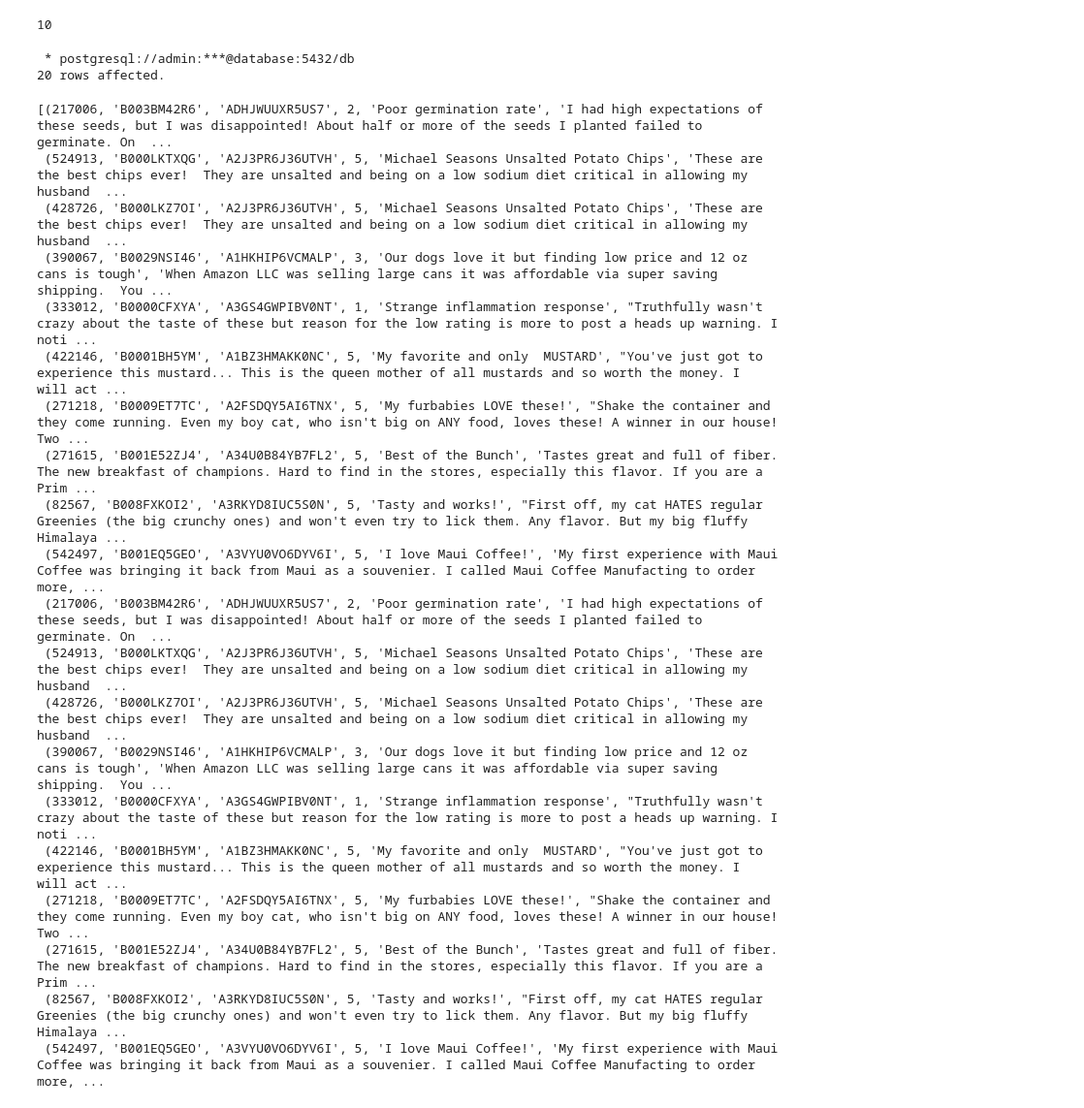
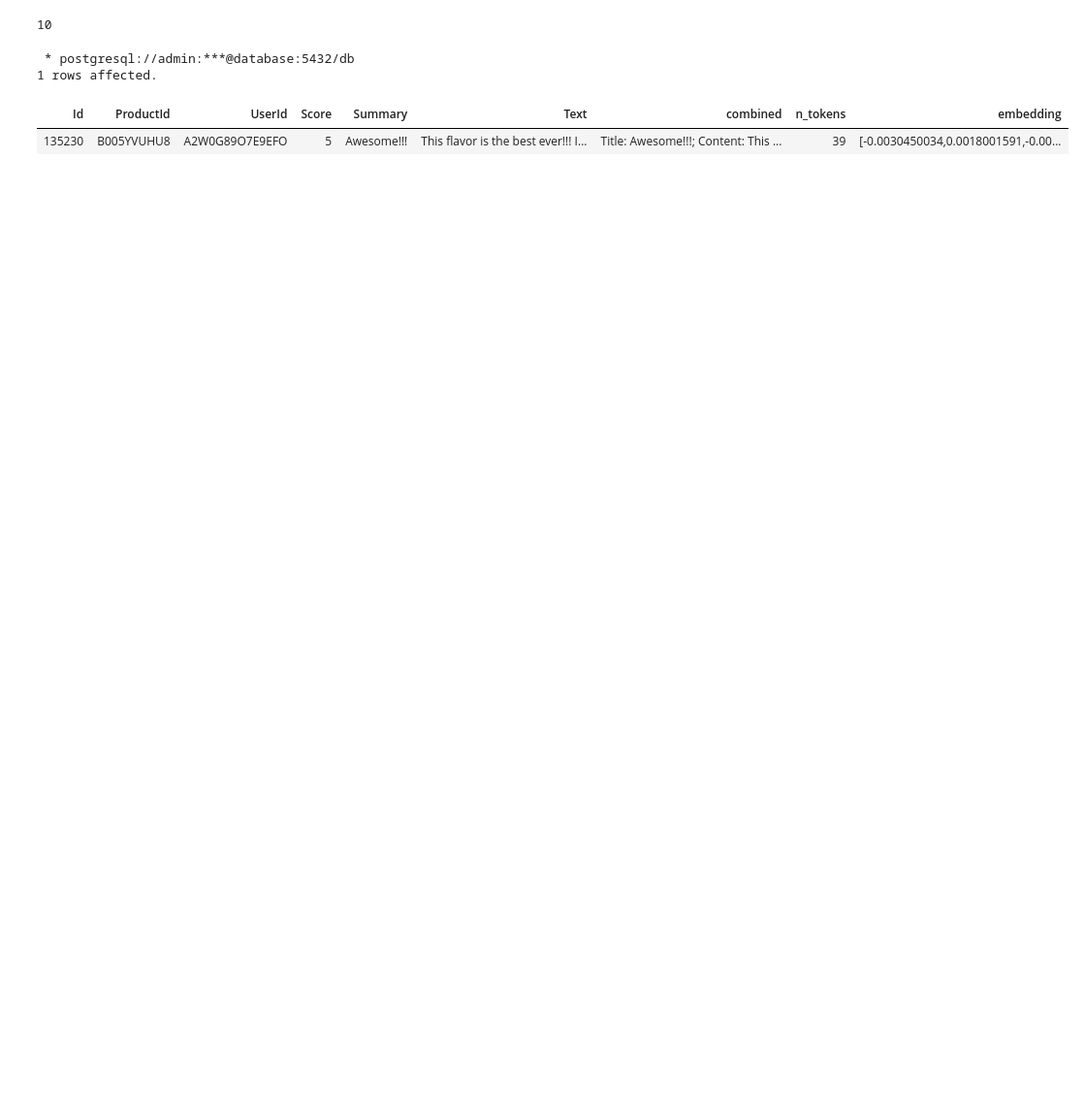
Before and after one commit to frtu/vm, a Jupyter notebook: docker/jupyter-openai/notebooks/OpenAI notebook.ipynb, the cells around one changed output. Shown: that part at 97% size. Saved outputs shown, nothing was run; the diff lists cells and outputs as text; code cells hidden in the pictures; blank space fills up the shorter version.

Commit message:
fix: fix table name & add limit 1

```diff
--- a/docker/jupyter-openai/notebooks/OpenAI notebook.ipynb
+++ b/docker/jupyter-openai/notebooks/OpenAI notebook.ipynb
@@ -212,27 +205,9 @@ df.to_sql('Product', engine, if_exists='append')
 10
 # %%
 %%sql
-SELECT * from data
+SELECT * from "Product" LIMIT 1
 # %% [output]
  * postgresql://admin:***@database:5432/db
-20 rows affected.
+1 rows affected.
-[(217006, 'B003BM42R6', 'ADHJWUUXR5US7', 2, 'Poor germination rate', 'I had high expectations of these seeds, but I was disappointed! About half or more of the seeds I planted failed to germinate. On  ...
- (524913, 'B000LKTXQG', 'A2J3PR6J36UTVH', 5, 'Michael Seasons Unsalted Potato Chips', 'These are the best chips ever!  They are unsalted and being on a low sodium diet critical in allowing my husband  ...
- (428726, 'B000LKZ7OI', 'A2J3PR6J36UTVH', 5, 'Michael Seasons Unsalted Potato Chips', 'These are the best chips ever!  They are unsalted and being on a low sodium diet critical in allowing my husband  ...
- (390067, 'B0029NSI46', 'A1HKHIP6VCMALP', 3, 'Our dogs love it but finding low price and 12 oz cans is tough', 'When Amazon LLC was selling large cans it was affordable via super saving shipping.  You ...
- (333012, 'B0000CFXYA', 'A3GS4GWPIBV0NT', 1, 'Strange inflammation response', "Truthfully wasn't crazy about the taste of these but reason for the low rating is more to post a heads up warning. I noti ...
- (422146, 'B0001BH5YM', 'A1BZ3HMAKK0NC', 5, 'My favorite and only  MUSTARD', "You've just got to experience this mustard... This is the queen mother of all mustards and so worth the money. I  will act ...
- (271218, 'B0009ET7TC', 'A2FSDQY5AI6TNX', 5, 'My furbabies LOVE these!', "Shake the container and they come running. Even my boy cat, who isn't big on ANY food, loves these! A winner in our house! Two ...
- (271615, 'B001E52ZJ4', 'A34U0B84YB7FL2', 5, 'Best of the Bunch', 'Tastes great and full of fiber. The new breakfast of champions. Hard to find in the stores, especially this flavor. If you are a Prim ...
- (82567, 'B008FXKOI2', 'A3RKYD8IUC5S0N', 5, 'Tasty and works!', "First off, my cat HATES regular Greenies (the big crunchy ones) and won't even try to lick them. Any flavor. But my big fluffy Himalaya ...
- (542497, 'B001EQ5GEO', 'A3VYU0VO6DYV6I', 5, 'I love Maui Coffee!', 'My first experience with Maui Coffee was bringing it back from Maui as a souvenier. I called Maui Coffee Manufacting to order more, ...
- (217006, 'B003BM42R6', 'ADHJWUUXR5US7', 2, 'Poor germination rate', 'I had high expectations of these seeds, but I was disappointed! About half or more of the seeds I planted failed to germinate. On  ...
- (524913, 'B000LKTXQG', 'A2J3PR6J36UTVH', 5, 'Michael Seasons Unsalted Potato Chips', 'These are the best chips ever!  They are unsalted and being on a low sodium diet critical in allowing my husband  ...
- (428726, 'B000LKZ7OI', 'A2J3PR6J36UTVH', 5, 'Michael Seasons Unsalted Potato Chips', 'These are the best chips ever!  They are unsalted and being on a low sodium diet critical in allowing my husband  ...
- (390067, 'B0029NSI46', 'A1HKHIP6VCMALP', 3, 'Our dogs love it but finding low price and 12 oz cans is tough', 'When Amazon LLC was selling large cans it was affordable via super saving shipping.  You ...
- (333012, 'B0000CFXYA', 'A3GS4GWPIBV0NT', 1, 'Strange inflammation response', "Truthfully wasn't crazy about the taste of these but reason for the low rating is more to post a heads up warning. I noti ...
- (422146, 'B0001BH5YM', 'A1BZ3HMAKK0NC', 5, 'My favorite and only  MUSTARD', "You've just got to experience this mustard... This is the queen mother of all mustards and so worth the money. I  will act ...
- (271218, 'B0009ET7TC', 'A2FSDQY5AI6TNX', 5, 'My furbabies LOVE these!', "Shake the container and they come running. Even my boy cat, who isn't big on ANY food, loves these! A winner in our house! Two ...
- (271615, 'B001E52ZJ4', 'A34U0B84YB7FL2', 5, 'Best of the Bunch', 'Tastes great and full of fiber. The new breakfast of champions. Hard to find in the stores, especially this flavor. If you are a Prim ...
- (82567, 'B008FXKOI2', 'A3RKYD8IUC5S0N', 5, 'Tasty and works!', "First off, my cat HATES regular Greenies (the big crunchy ones) and won't even try to lick them. Any flavor. But my big fluffy Himalaya ...
- (542497, 'B001EQ5GEO', 'A3VYU0VO6DYV6I', 5, 'I love Maui Coffee!', 'My first experience with Maui Coffee was bringing it back from Maui as a souvenier. I called Maui Coffee Manufacting to order more, ...
+| Id | ProductId | UserId | Score | Summary | Text | combined | n_tokens | embedding |
+| 135230 | B005YVUHU8 | A2W0G89O7E9EFO | 5 | Awesome!!! | This flavor is the best ever!!! I... | Title: Awesome!!!; Content: This ... | 39 | [-0.0030450034,0.0018001591,-0.00... |
```
Also changed, not shown: parts of 3 cells of this notebook.
